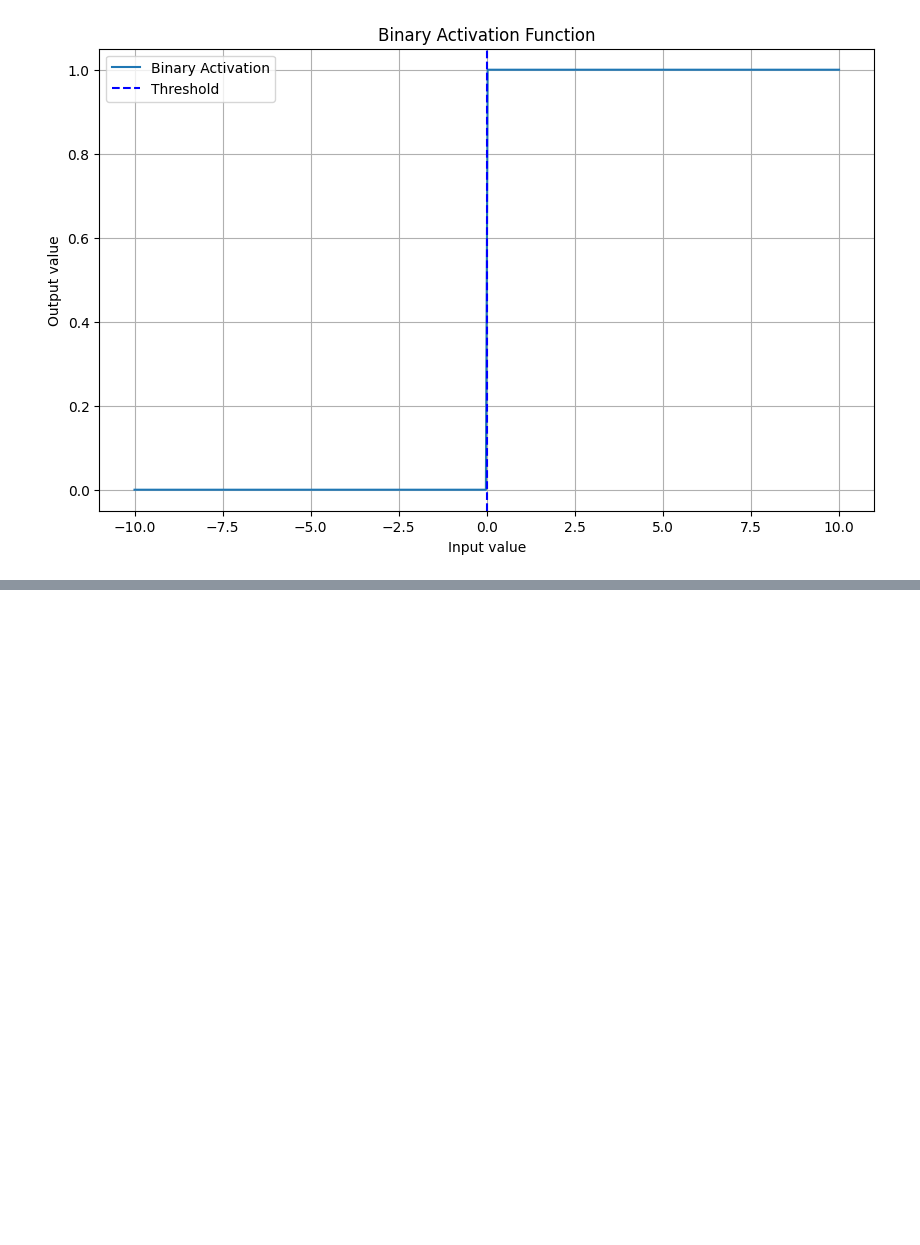
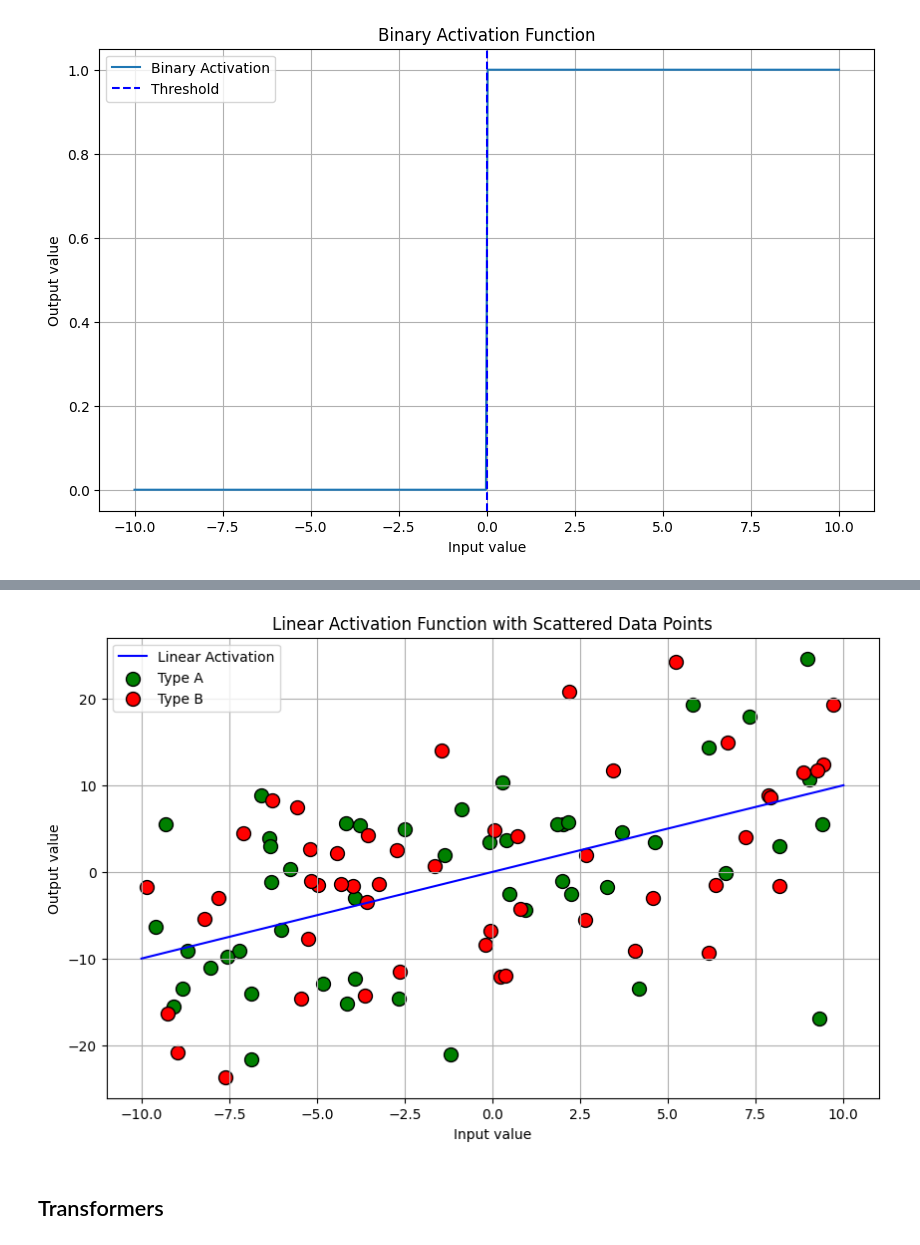
Before and after one commit to lenigovi/ComputerVisionSkills, a Jupyter notebook: 5_DeepLearningforVision.ipynb, the cells around one changed output, grey strips where cells are left out. Drawn from its saved outputs; the diff is of its cells as text; code cells hidden in the pictures; blank space fills up the shorter version.

Commit message:
activation func, pooling, transformers

```diff
--- a/5_DeepLearningforVision.ipynb
+++ b/5_DeepLearningforVision.ipynb
@@ -84,0 +90,51 @@ binary_activation_function()
+# %%
+import numpy as np
+import matplotlib.pyplot as plt
+
+def linear_activation_func(x):
+    """
+    Linear activation function.
+
+    Args:
+    x (float or np.ndarray): Input value or array of input values.
+
+    Returns:
+    float or np.ndarray: Linear output, which is the same as the input.
+    """
+    return x
+
+def linear_activation_sample():
+    # Generate a range of input values
+    x_values = np.linspace(-10, 10, 400)
+    # Apply the linear activation function
+    y_values = linear_activation_func(x_values)
+
+    # Generate random data points for two types of circles
+    np.random.seed(42)  # For reproducibility
+    x_data1 = np.random.uniform(-10, 10, 50)
+    y_data1 = linear_activation_func(x_data1) + np.random.normal(0, 10, 50)
+
+    x_data2 = np.random.uniform(-10, 10, 50)
+    y_data2 = linear_activation_func(x_data2) + np.random.normal(0, 10, 50)
+
+
+    plt.figure(figsize=(10, 6))
+    plt.plot(x_values, y_values, label='Linear Activation', color='b')
+
+
+    plt.scatter(x_data1, y_data1, label='Type A', color='g', marker='o', edgecolor='black', s=100)
+    plt.scatter(x_data2, y_data2, label='Type B', color='r', marker='o', edgecolor='black', s=100)
+
+    plt.title('Linear Activation Function with Scattered Data Points')
+    plt.xlabel('Input value')
+    plt.ylabel('Output value')
+    plt.grid(True)
+    plt.legend()
+    plt.show()
+
+# Demonstrate the linear activation function
+linear_activation_sample()
+# %% [output]
+[figure, added]
+# %% [markdown]
+## Transformers
```
Also changed, not shown: parts of 2 cells of this notebook.
